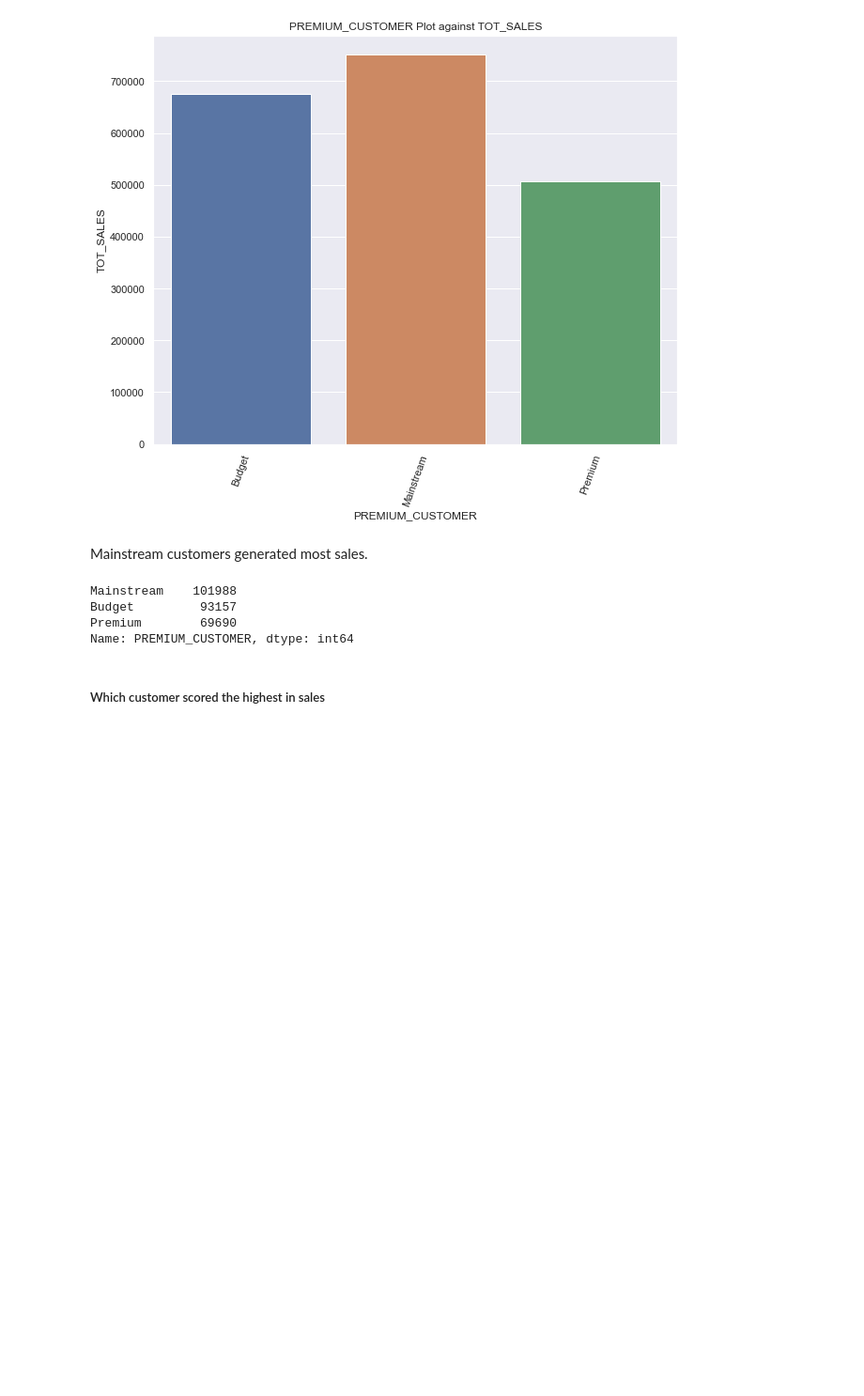
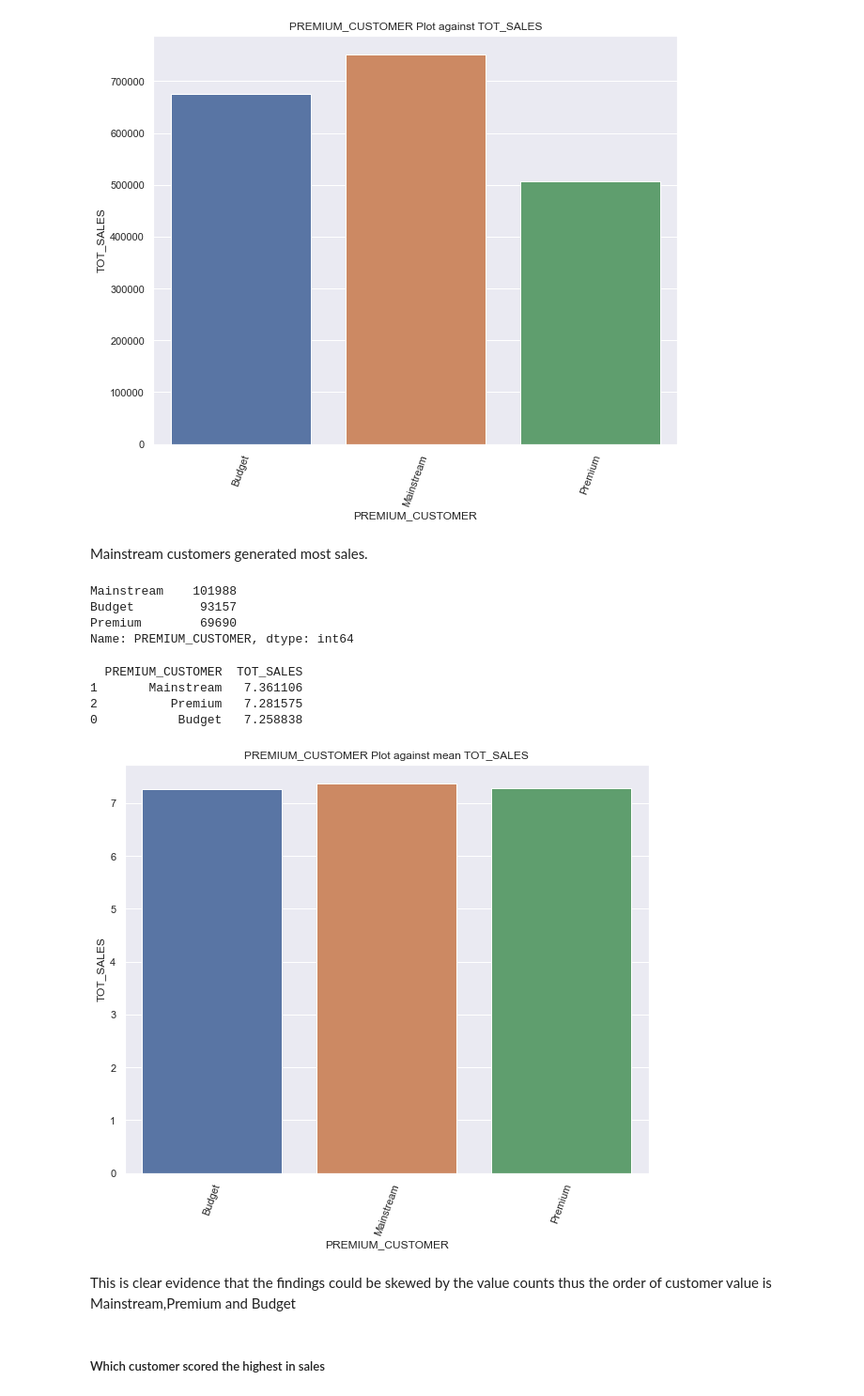
Before and after one commit to CHRISTINEMUTHEE/Quantium-Analysis, a Jupyter notebook: notebooks/data_cleaning.ipynb, the cells around one changed output. Shown at 94% size. Drawn from its saved outputs; the diff is of its cells as text; code cells hidden in the pictures; blank space fills up the shorter version.

```diff
--- a/notebooks/data_cleaning.ipynb
+++ b/notebooks/data_cleaning.ipynb
@@ -417,6 +441,17 @@ Mainstream    101988
 Budget         93157
 Premium        69690
 Name: PREMIUM_CUSTOMER, dtype: int64
+# %%
+# Rechecking mean of sales to validate the findings
+mean_sales(df_all,"PREMIUM_CUSTOMER","TOT_SALES")
+# %% [output]
+  PREMIUM_CUSTOMER  TOT_SALES
+1       Mainstream   7.361106
+2          Premium   7.281575
+0           Budget   7.258838
+[figure, added]
+# %% [markdown]
+This is clear evidence that the findings could be skewed by the value counts thus the order of customer value is Mainstream,Premium and Budget
 # %% [markdown]
 ##### Which customer scored the highest in sales
 # %%
```
Also changed, not shown: parts of 11 cells of this notebook.
